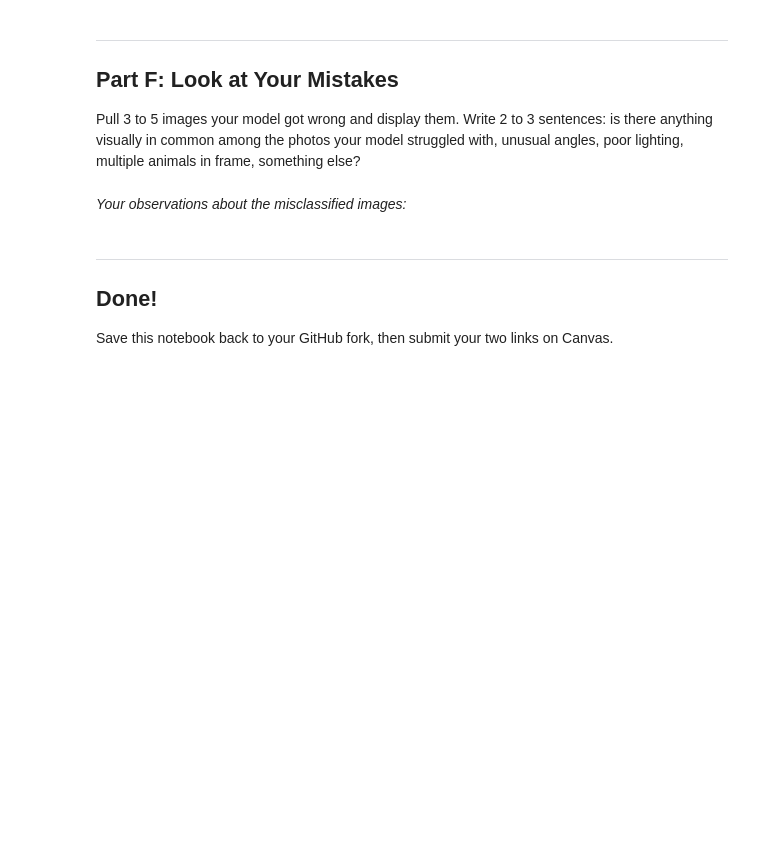
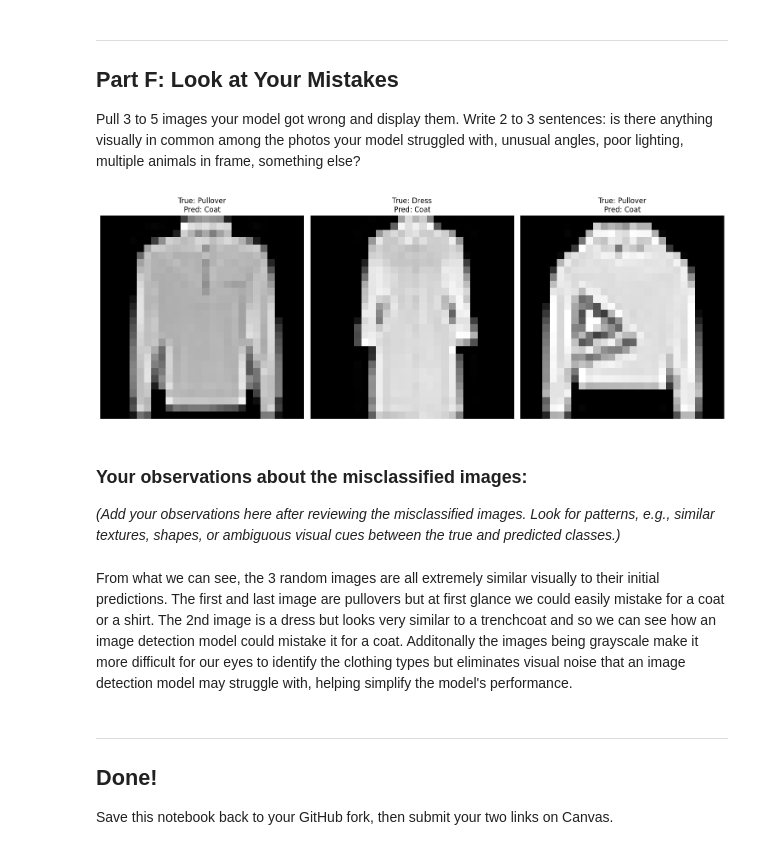
Before and after one commit to RidSis15/IT480-FA26, a Jupyter notebook: Lab2/Lab2_CNN_PetFinder_Starter.ipynb, the cells around one changed output. Cells and saved outputs as stored; diff of their text form; code cells hidden in the pictures; blank space fills up the shorter version.

```diff
--- a/Lab2/Lab2_CNN_PetFinder_Starter.ipynb
+++ b/Lab2/Lab2_CNN_PetFinder_Starter.ipynb
@@ -257,8 +313,36 @@ Report a confusion matrix for your improved model. Are Dogs or Cats more often m
 Pull 3 to 5 images your model got wrong and display them. Write 2 to 3 sentences: is there anything visually in common among the photos your model struggled with, unusual angles, poor lighting, multiple animals in frame, something else?
 # %%
 # Find and display misclassified images here
+
+# Identify misclassified images
+misclassified_indices = np.where(y_pred_improved_classes != y_test_classes)[0]
+
+# 3 random misclassified images
+num_display = 3
+random_misclassified_idx = np.random.choice(misclassified_indices, num_display, replace=False)
+
+# Mapping of class indices to class names
+fashion_mnist_labels = [
+    'T-shirt/top', 'Trouser', 'Pullover', 'Dress', 'Coat',
+    'Sandal', 'Shirt', 'Sneaker', 'Bag', 'Ankle boot'
+]
+
+plt.figure(figsize=(15, 6))
+for i, idx in enumerate(random_misclassified_idx):
+    plt.subplot(1, num_display, i + 1)
+    plt.imshow(x_test[idx], cmap='gray')
+    plt.title(f"True: {fashion_mnist_labels[y_test_classes[idx]]}\nPred: {fashion_mnist_labels[y_pred_improved_classes[idx]]}")
+    plt.axis('off')
+plt.tight_layout()
+plt.show()
+# %% [output]
+[figure, added]
+# %% [markdown]
+### Your observations about the misclassified images:
+
+*(Add your observations here after reviewing the misclassified images. Look for patterns, e.g., similar textures, shapes, or ambiguous visual cues between the true and predicted classes.)*
 # %% [markdown]
-*Your observations about the misclassified images:*
+From what we can see, the 3 random images are all extremely similar visually to their initial predictions. The first and last image are pullovers but at first glance we could easily mistake for a coat or a shirt. The 2nd image is a dress but looks very similar to a trenchcoat and so we can see how an image detection model could mistake it for a coat. Additonally the images being grayscale make it more difficult for our eyes to identify the clothing types but eliminates visual noise that an image detection model may struggle with, helping simplify the model's performance.
 # %% [markdown]
 ---
 ## Done!
```
Also changed, not shown: parts of 9 cells of this notebook.
